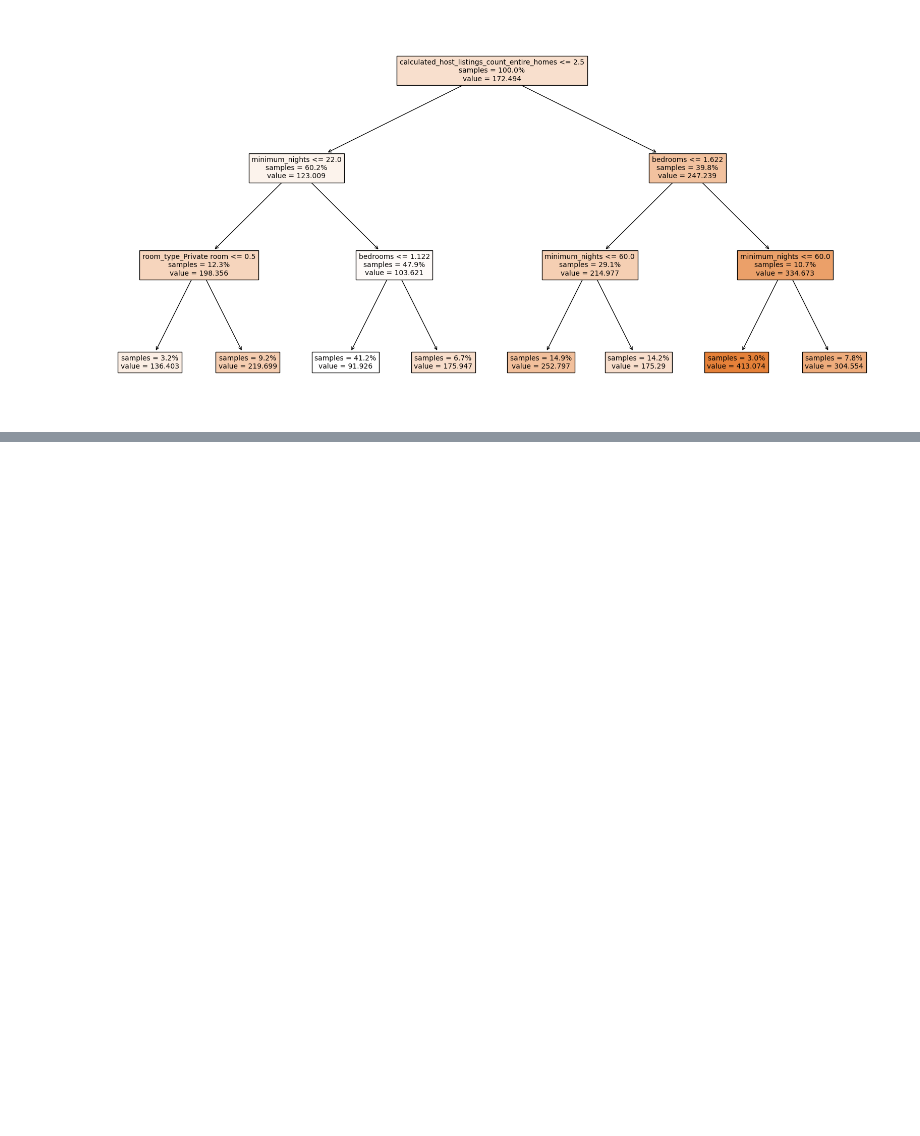
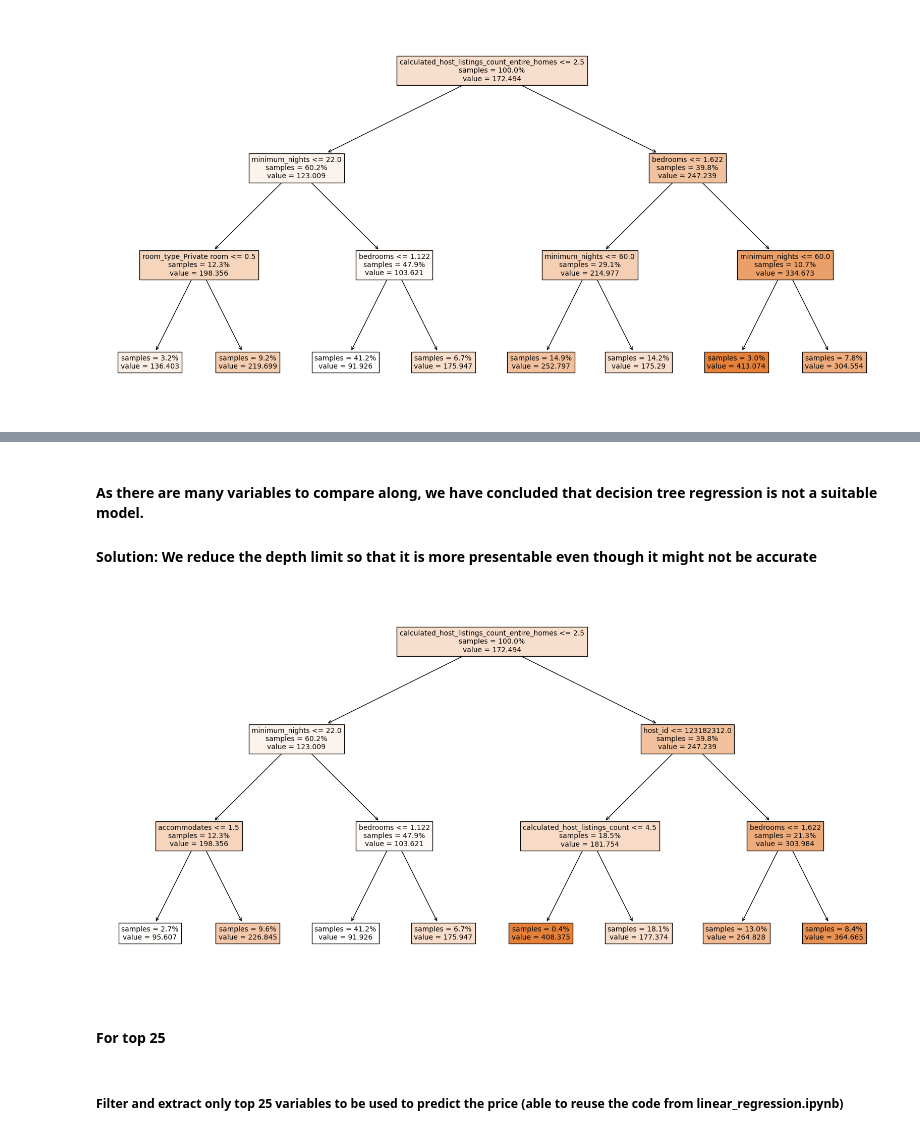
Before and after one commit to Theawmaster/Predict-Airbnb-Prices, a Jupyter notebook: 2_decision_tree_regression.ipynb, the cells around one changed output, grey strips where cells are left out. Saved outputs shown, nothing was run; the diff lists cells and outputs as text; code cells hidden in the pictures; blank space fills up the shorter version.

```diff
--- a/2_decision_tree_regression.ipynb
+++ b/2_decision_tree_regression.ipynb
@@ -197,0 +263,12 @@ trained_model = train_and_plot_decision_tree(X_train_selected, y_train, top_k_ab
+# %% [markdown]
+#### As there are many variables to compare along, we have concluded that decision tree regression is not a suitable model.
+
+#### Solution: We reduce the depth limit so that it is more presentable even though it might not be accurate
+# %%
+trained_model = train_and_plot_decision_tree(X_train_selected, y_train, top_k_abs_correlated.index, max_depth=3, random_state=42)
+# %% [output]
+[figure, added]
+# %% [markdown]
+#### For top 25
+# %% [markdown]
+##### Filter and extract only top 25 variables to be used to predict the price (able to reuse the code from linear_regression.ipynb)
```
Also changed, not shown: parts of 21 cells of this notebook.
